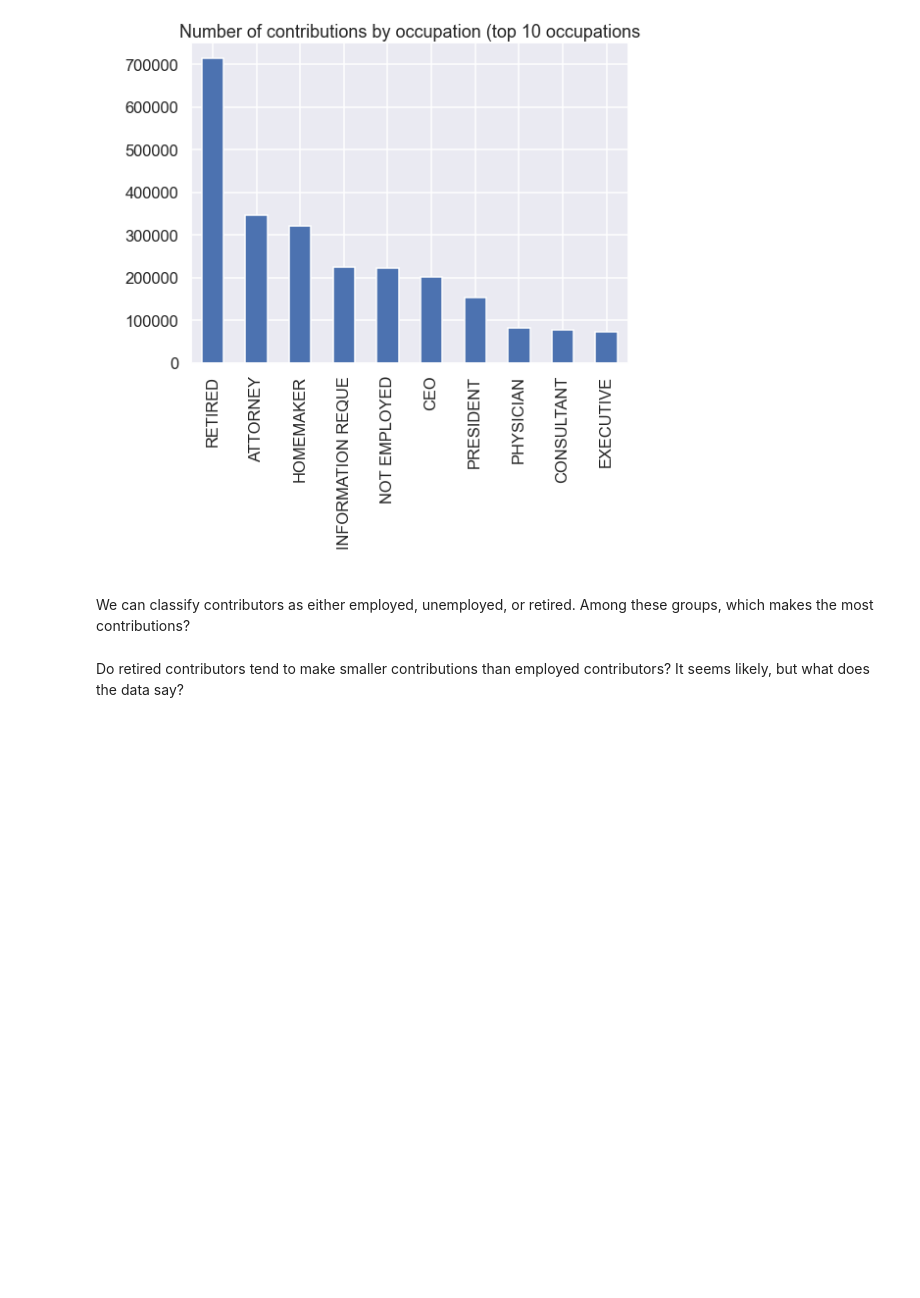
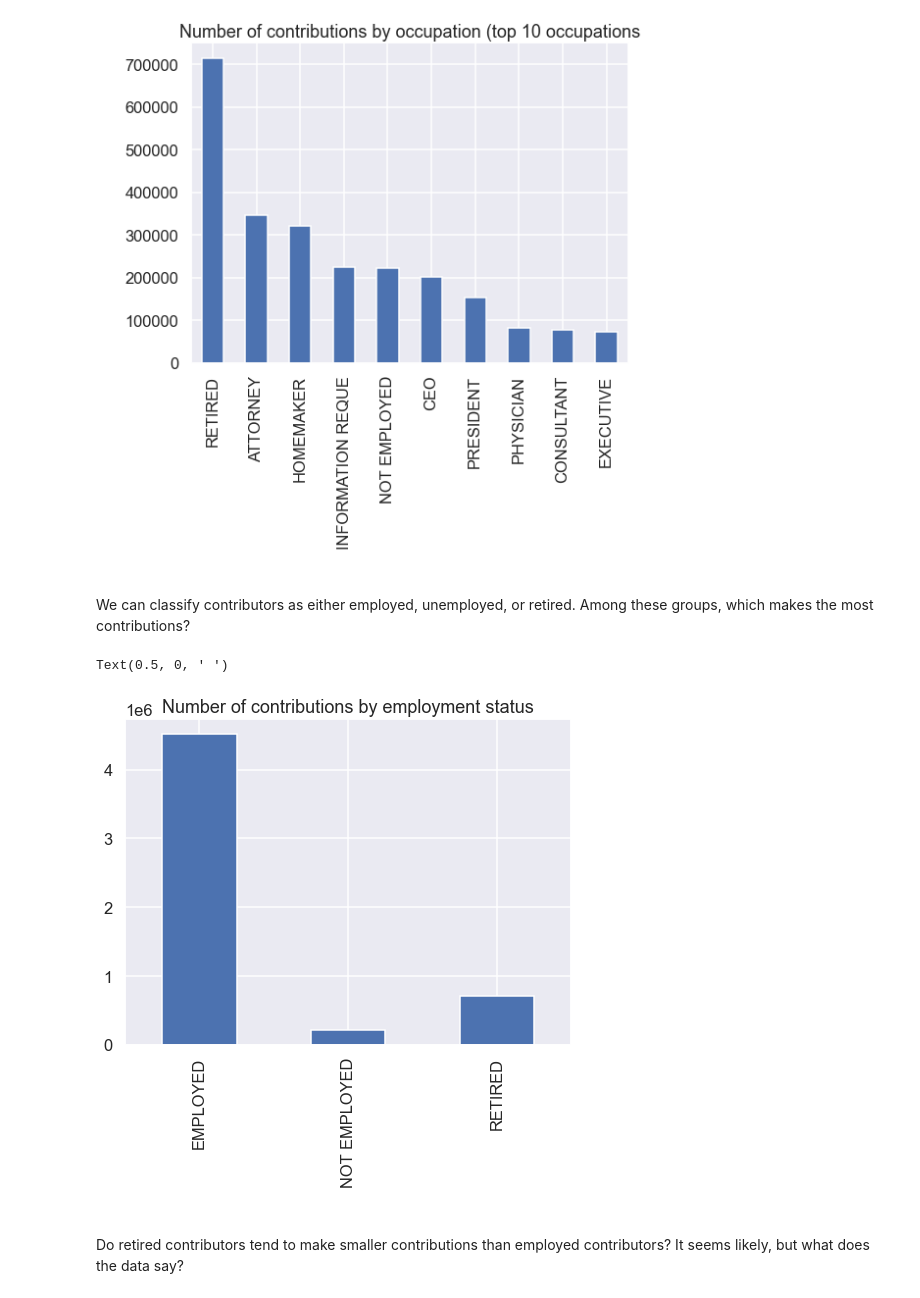
Before and after one commit to justinmello32/cst383-week5, a Jupyter notebook: campaign-exploration.ipynb, the cells around one changed output. Drawn from its saved outputs; the diff is of its cells as text; code cells hidden in the pictures; blank space fills up the shorter version.

```diff
--- a/campaign-exploration.ipynb
+++ b/campaign-exploration.ipynb
@@ -184,12 +184,29 @@ We can classify contributors as either employed, unemployed, or retired.  Among
 # %%
 #@ 9 Create a new column "employment_status", derived from the
 # contbr_occupation column.  The value of employment_status should
 # be "EMPLOYED" if contbr_occupation is not "RETIRED" or "NOT EMPLOYED",
 # and should be the original contbr_occupation otherwise.  Show the
 # number of contributions by employment status as a bar plot.
 # Hint: to create the new column, consider creating a function that
 # takes as input a contbr_occupation value and returns an employement
 # status value.  Then use this function with 'apply'.
+def filter(v):
+
+    if v['contbr_occupation'] == "RETIRED" or v['contbr_occupation'] == "NOT EMPLOYED":
+        eStatus = v['contbr_occupation']
+        return eStatus
+    else:
+        eStatus = "EMPLOYED"
+        return eStatus
+
+df['employment_status'] = df.apply(filter, axis=1)
+query = df.groupby('employment_status')['contb_receipt_amt'].sum()
+query.plot(kind="bar")
+plt.title("Number of contributions by employment status")
+plt.xlabel(" ")
+# %% [output]
+Text(0.5, 0, ' ')
+[figure, added]
 # %% [markdown]
 Do retired contributors tend to make smaller contributions than employed contributors?  It seems likely, but what does the data say?
 # %%
```
Also changed, not shown: parts of 2 cells of this notebook.
